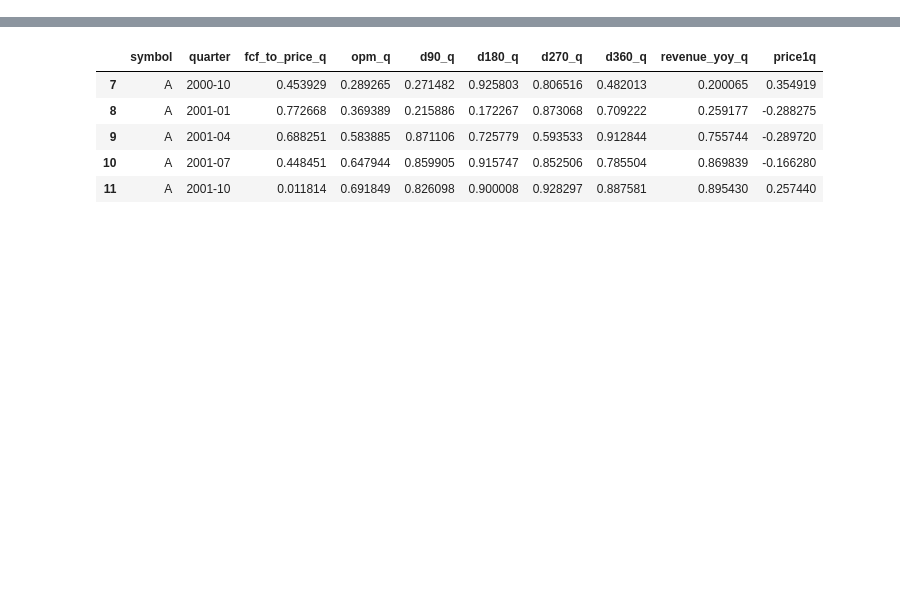
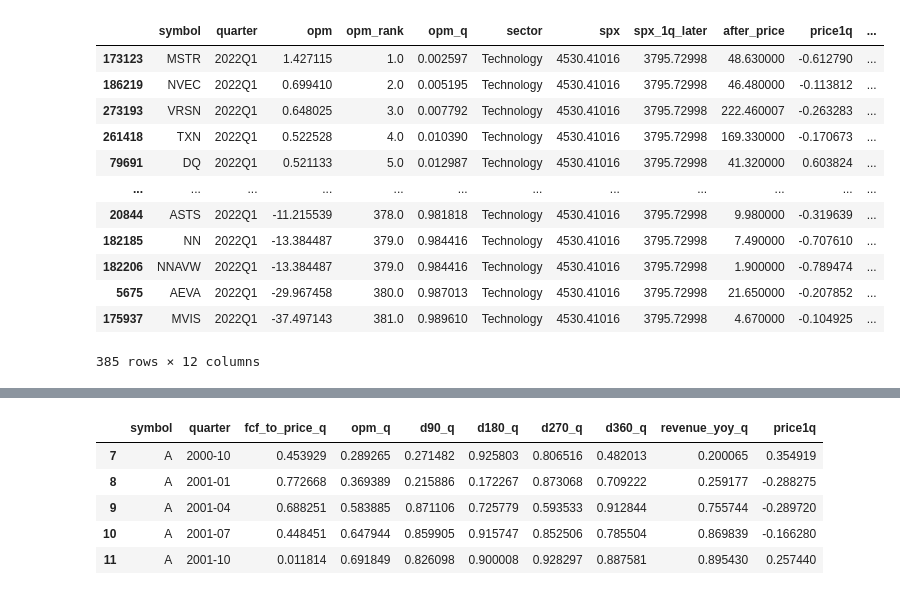
Before and after one commit to luanjunyi/finance, a Jupyter notebook: research/quant.ipynb, the cells around one changed output, grey strips where cells are left out. Cells and saved outputs as stored; diff of their text form; code cells hidden in the pictures; blank space fills up the shorter version.

```diff
--- a/research/quant.ipynb
+++ b/research/quant.ipynb
@@ -1,9 +14,25 @@
 # %%
-from fmp_data import Dataset, AFTER_PRICE, FMPPriceLoader
 from datetime import datetime
+from functools import cache
 from sklearn.model_selection import train_test_split
 from sklearn.linear_model import LinearRegression
 from sklearn.model_selection import train_test_split
 from sklearn.linear_model import LinearRegression
 from sklearn.metrics import r2_score, mean_squared_error, mean_absolute_error
+import logging
+
+from utils.logging_config import setup_logging
+from fmp_data import Dataset, AFTER_PRICE, FMPPriceLoader
+
+import pandas as pd
+
+def get_quarter(date):
+    dt = pd.to_datetime(date)
+    quarter = (dt.month - 1) // 3 + 1
+    return f'{dt.year}Q{quarter}'
+
+@cache
+def get_price(symbol, date):
+    pl = FMPPriceLoader()
+    return pl.get_last_available_price(symbol, date)
 # %%
@@ -34,6 +55,6 @@ tech = d[d.sector == 'Technology']
 # %%
 t = d
-
+spx = {}
 pl = FMPPriceLoader()
 price_rec = []
 for date, symbol in t[['date', 'symbol']].values:
@@ -44,7 +65,13 @@ for date, symbol in t[['date', 'symbol']].values:
         except KeyError:
             print('Failed to get price for {} on {}'.format(symbol, one_quarter_later))
         else:
-            price_rec.append({'date': date,'symbol': symbol, 'one_quarter_later': price})
+            try:
+                spx_date, _  = get_price('^SPX', date)
+                spx_1q_later, _ = get_price('^SPX', one_quarter_later)
+            except KeyError:
+                print('Failed to get price for ^SPX on {}'.format(one_quarter_later))
+            else:
+                price_rec.append({'date': date,'symbol': symbol, 'one_quarter_later': price, 'spx': spx_date, 'spx_1q_later': spx_1q_later})
 prices = pd.DataFrame.from_records(price_rec)
 data = t.merge(prices, how='left', on=['date', 'symbol'])
 data = data[~data.one_quarter_later.isnull()].copy()
@@ -55,6 +82,8 @@ data['d270'] = data.groupby('symbol')['after_price'].pct_change(periods=3)
 data['d360'] = data.groupby('symbol')['after_price'].pct_change(periods=4)
 data['revenue_yoy'] = data.groupby('symbol')['revenue'].pct_change(periods=4)
 data['price1q'] = data['one_quarter_later'] / data['after_price'] - 1
+data['spx1q'] = data['spx_1q_later'] / data['spx'] - 1
+data['by_spx'] = data['price1q'] - data['spx1q']
 data = data.dropna()
 
 gp = data.groupby(['quarter', 'sector'])
@@ -63,15 +92,16 @@ rank_cols = ['fcf_to_price', 'opm', 'd90', 'd180', 'd270', 'd360', 'revenue_yoy'
 ranks_df = pd.DataFrame()
 for col in rank_cols:
     # Rank the column within each sector
-    ranks = data.groupby('sector')[col].rank(method='dense', ascending=False)
+    ranks = gp[col].rank(method='dense', ascending=True) # higher rank means bigger value
 
     # Normalize the ranks to percentiles
-    ranks_percentile = ranks / ranks.groupby(data['sector']).transform('count')
+    ranks_percentile = ranks / gp[col].transform('count')
 
     # Store the percentile column in the new DataFrame
     ranks_df[f'{col}_q'] = ranks_percentile
+    ranks_df[f'{col}_rank'] = ranks
 data = pd.concat([data, ranks_df], axis=1)
-data = data[['symbol', 'quarter', 'sector', 'fcf_to_price_q', 'opm_q', 'd90_q', 'd180_q', 'd270_q', 'd360_q', 'revenue_yoy_q', 'price1q']]
+data = data.dropna()
 # %% [output]
 Failed to get price for A on 1999-04-25 00:00:00
 Failed to get price for A on 1999-07-23 00:00:00
@@ -92,0 +123,17 @@ Failed to get price for C
+# %%
+
+data[(data.quarter == '2022Q1') & (data.sector == 'Technology')][['symbol', 'quarter', 'opm', 'opm_rank', 'opm_q', 'sector', 'spx', 'spx_1q_later', 'after_price', 'price1q', 'spx1q', 'by_spx']].sort_values(by='opm_rank')
+# %% [output]
+|  | symbol | quarter | opm | opm_rank | opm_q | sector | spx | spx_1q_later | after_price | price1q | ... |
+| 173123 | MSTR | 2022Q1 | 1.427115 | 1.0 | 0.002597 | Technology | 4530.41016 | 3795.72998 | 48.630000 | -0.612790 | ... |
+| 186219 | NVEC | 2022Q1 | 0.699410 | 2.0 | 0.005195 | Technology | 4530.41016 | 3795.72998 | 46.480000 | -0.113812 | ... |
+| 273193 | VRSN | 2022Q1 | 0.648025 | 3.0 | 0.007792 | Technology | 4530.41016 | 3795.72998 | 222.460007 | -0.263283 | ... |
+| 261418 | TXN | 2022Q1 | 0.522528 | 4.0 | 0.010390 | Technology | 4530.41016 | 3795.72998 | 169.330000 | -0.170673 | ... |
+| 79691 | DQ | 2022Q1 | 0.521133 | 5.0 | 0.012987 | Technology | 4530.41016 | 3795.72998 | 41.320000 | 0.603824 | ... |
+| ... | ... | ... | ... | ... | ... | ... | ... | ... | ... | ... | ... |
+| 20844 | ASTS | 2022Q1 | -11.215539 | 378.0 | 0.981818 | Technology | 4530.41016 | 3795.72998 | 9.980000 | -0.319639 | ... |
+| 182185 | NN | 2022Q1 | -13.384487 | 379.0 | 0.984416 | Technology | 4530.41016 | 3795.72998 | 7.490000 | -0.707610 | ... |
+| 182206 | NNAVW | 2022Q1 | -13.384487 | 379.0 | 0.984416 | Technology | 4530.41016 | 3795.72998 | 1.900000 | -0.789474 | ... |
+| 5675 | AEVA | 2022Q1 | -29.967458 | 380.0 | 0.987013 | Technology | 4530.41016 | 3795.72998 | 21.650000 | -0.207852 | ... |
+| 175937 | MVIS | 2022Q1 | -37.497143 | 381.0 | 0.989610 | Technology | 4530.41016 | 3795.72998 | 4.670000 | -0.104925 | ... |
+385 rows × 12 columns
```
Also changed, not shown: parts of 30 cells of this notebook, 1 other file.
